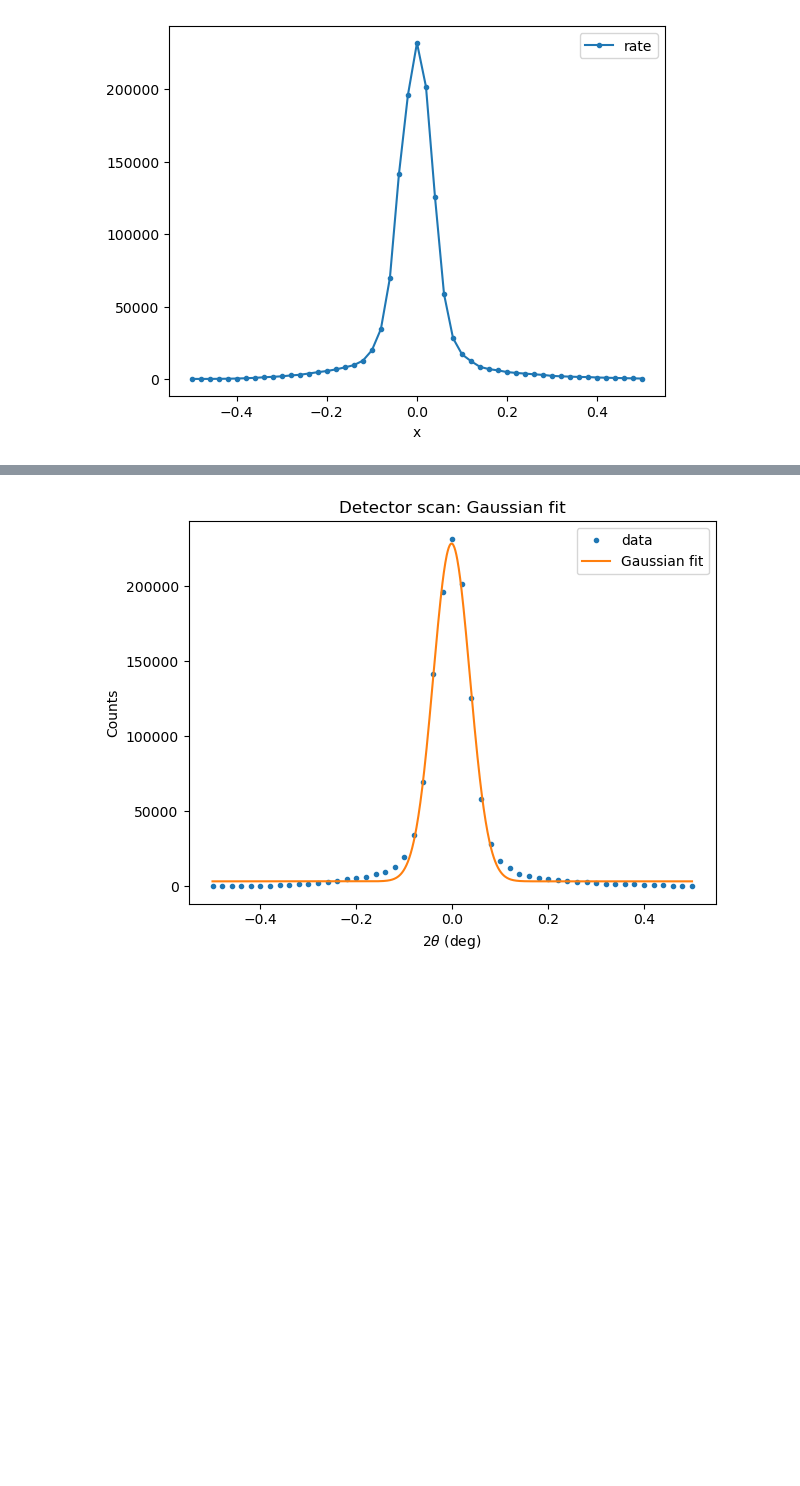
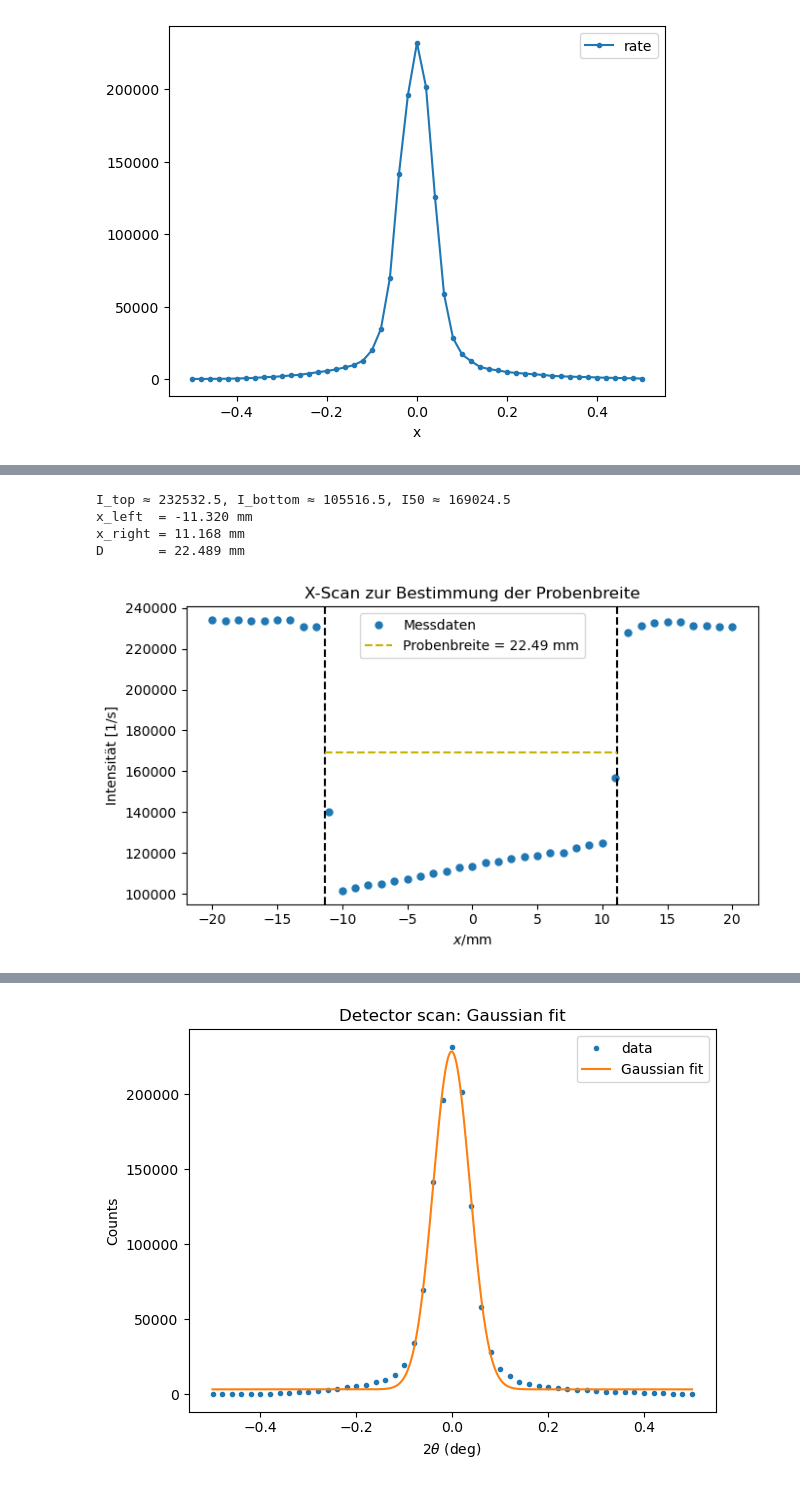
Before and after one commit to smsnfi12/Master-Praktikum, a Jupyter notebook: V44_Reflectrometry/analysis.ipynb, the cells around one changed output, grey strips where cells are left out. Saved outputs shown, nothing was run; the diff lists cells and outputs as text; code cells hidden in the pictures; blank space fills up the shorter version.

```diff
--- a/V44_Reflectrometry/analysis.ipynb
+++ b/V44_Reflectrometry/analysis.ipynb
@@ -224,0 +232,68 @@ df_det.sort_values("x").plot(x="x", y="rate", style=".-")
+# %%
+import numpy as np
+import matplotlib.pyplot as plt
+
+df = df_xscan.sort_values("x").copy()
+x = df["x"].to_numpy(float)
+I = df["counts"].to_numpy(float)   # oder df["rate"]
+
+# 1) obere Plateaus (links & rechts): Median der ersten/letzten 10% Punkte
+n = max(5, len(I)//10)
+I_top_left  = np.median(I[:n])
+I_top_right = np.median(I[-n:])
+I_top = 0.5*(I_top_left + I_top_right)
+
+# 2) "unten" im Tal: nimm die niedrigsten ~20% Punkte und median davon
+k = max(5, len(I)//5)
+I_bottom = np.median(np.sort(I)[:k])
+
+# 3) 50%-Schwelle
+I50 = I_bottom + 0.5*(I_top - I_bottom)
+
+# 4) finde linke und rechte Flanke: Schwellenkreuzungen
+# Wir suchen Indizes i, wo I[i]-I50 und I[i+1]-I50 unterschiedliche Vorzeichen haben.
+cross = np.where((I[:-1] - I50) * (I[1:] - I50) <= 0)[0]
+
+# Erwartung: zwei Kreuzungen (links und rechts)
+if len(cross) < 2:
+    raise RuntimeError("Zu wenige Schwellenkreuzungen gefunden. Prüfe I50 oder Datenbereich.")
+
+# Nimm die äußersten beiden als linke und rechte Kante
+iL = cross[0]
+iR = cross[-1]
+
+def x_at_threshold(i):
+    x1, x2 = x[i], x[i+1]
+    y1, y2 = I[i], I[i+1]
+    return x1 + (I50 - y1) * (x2 - x1) / (y2 - y1)
+
+xL = x_at_threshold(iL)
+xR = x_at_threshold(iR)
+D = xR - xL
+
+print(f"I_top ≈ {I_top:.1f}, I_bottom ≈ {I_bottom:.1f}, I50 ≈ {I50:.1f}")
+print(f"x_left  = {xL:.3f} mm")
+print(f"x_right = {xR:.3f} mm")
+print(f"D       = {D:.3f} mm")
+
+# 5) Plot im Stil des Protokolls
+plt.figure(figsize=(7,4))
+plt.plot(x, I, "o", ms=5, label="Messdaten")
+
+plt.axvline(xL, ls="--", c="k")
+plt.axvline(xR, ls="--", c="k")
+plt.hlines(I50, xL, xR, colors="#c9b100", linestyles="--", label=f"Probenbreite = {D:.2f} mm")
+
+plt.xlabel(r"$x/\mathrm{mm}$")
+plt.ylabel("Intensität [1/s]")
+plt.title("X-Scan zur Bestimmung der Probenbreite")
+plt.legend()
+plt.tight_layout()
+plt.savefig('plots/xscan.pdf')
+plt.show()
+# %% [output]
+I_top ≈ 232532.5, I_bottom ≈ 105516.5, I50 ≈ 169024.5
+x_left  = -11.320 mm
+x_right = 11.168 mm
+D       = 22.489 mm
+[figure, added]
```
Also changed, not shown: parts of 13 cells of this notebook, 10 other files.
